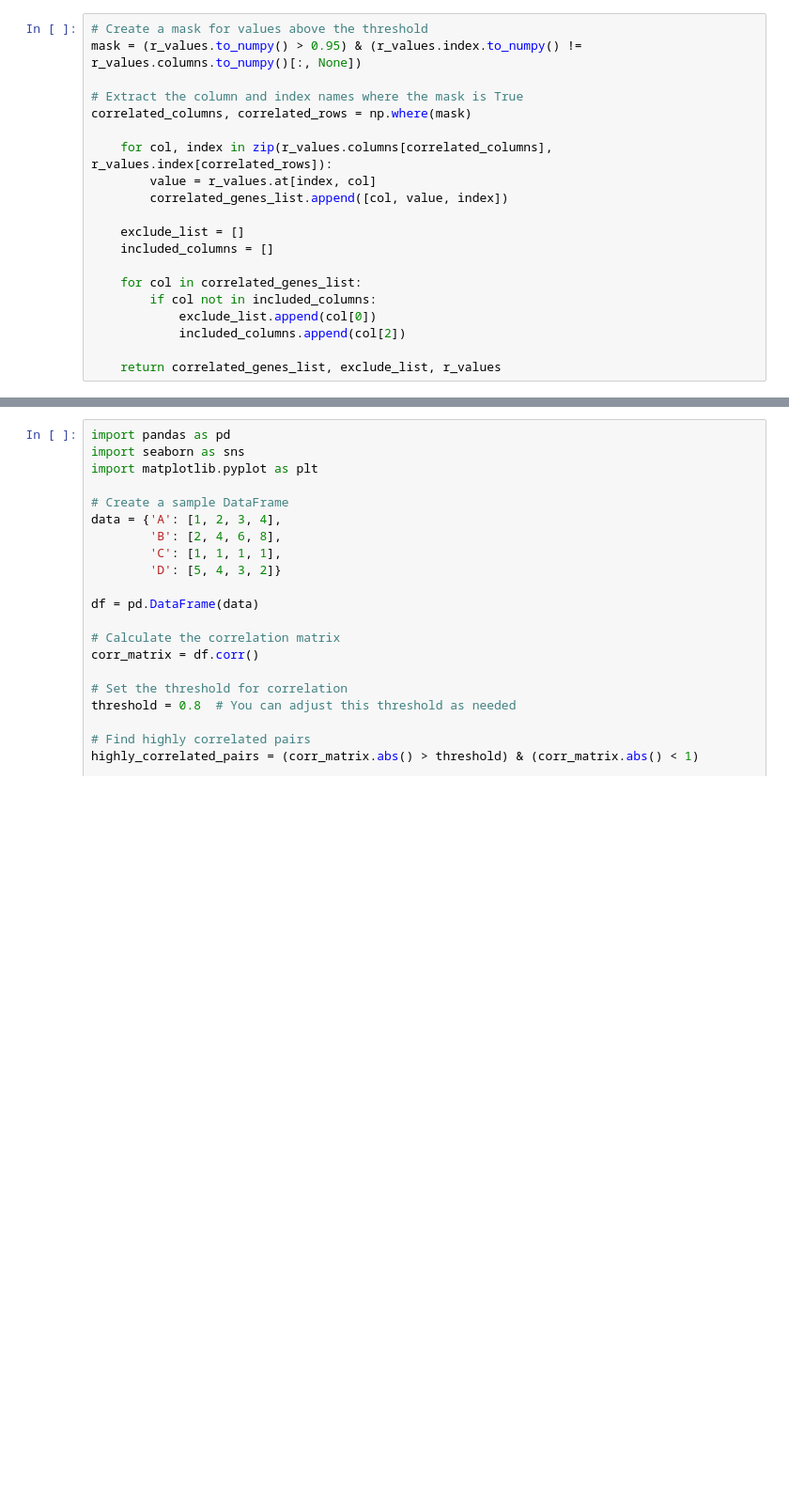
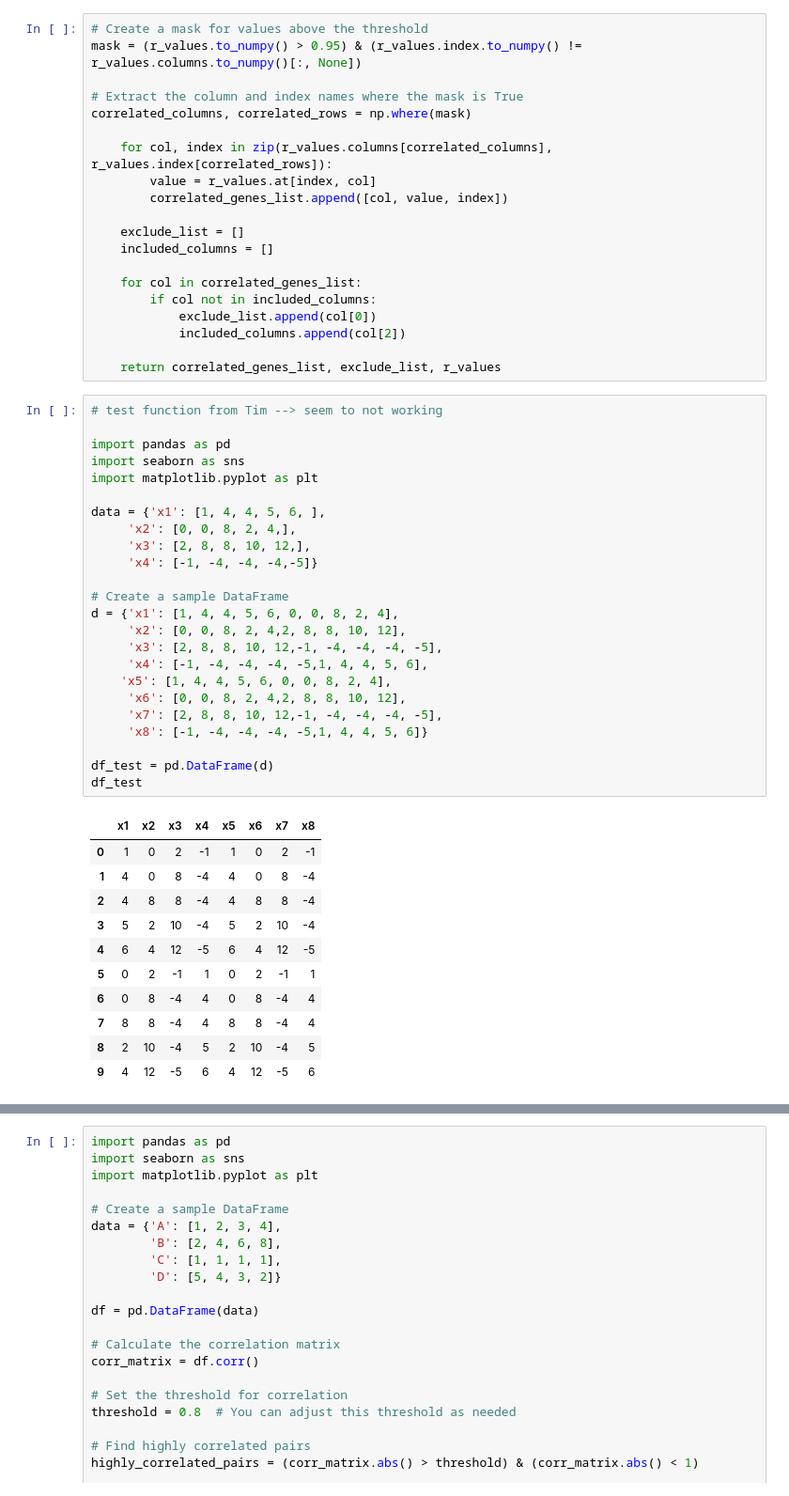
Before and after one commit to Natalia-Rodrigo/Mid_bootcam_project, a Jupyter notebook: notebooks/Minh_transformed_data_model.ipynb, the cells around one changed output, grey strips where cells are left out. Shown: that part at 94% size. Saved outputs shown, nothing was run; the diff lists cells and outputs as text; blank space fills up the shorter version.

```diff
--- a/notebooks/Minh_transformed_data_model.ipynb
+++ b/notebooks/Minh_transformed_data_model.ipynb
@@ -130,3 +201,39 @@ correlated_columns, correlated_rows = np.where(mask)
             included_columns.append(col[2])
 
     return correlated_genes_list, exclude_list, r_values
+# %%
+# test function from Tim --> seem to not working
+
+import pandas as pd
+import seaborn as sns
+import matplotlib.pyplot as plt
+
+data = {'x1': [1, 4, 4, 5, 6, ],
+     'x2': [0, 0, 8, 2, 4,],
+     'x3': [2, 8, 8, 10, 12,],
+     'x4': [-1, -4, -4, -4,-5]}
+
+# Create a sample DataFrame
+d = {'x1': [1, 4, 4, 5, 6, 0, 0, 8, 2, 4],
+     'x2': [0, 0, 8, 2, 4,2, 8, 8, 10, 12],
+     'x3': [2, 8, 8, 10, 12,-1, -4, -4, -4, -5],
+     'x4': [-1, -4, -4, -4, -5,1, 4, 4, 5, 6],
+    'x5': [1, 4, 4, 5, 6, 0, 0, 8, 2, 4],
+     'x6': [0, 0, 8, 2, 4,2, 8, 8, 10, 12],
+     'x7': [2, 8, 8, 10, 12,-1, -4, -4, -4, -5],
+     'x8': [-1, -4, -4, -4, -5,1, 4, 4, 5, 6]}
+
+df_test = pd.DataFrame(d)
+df_test
+# %% [output]
+|  | x1 | x2 | x3 | x4 | x5 | x6 | x7 | x8 |
+| 0 | 1 | 0 | 2 | -1 | 1 | 0 | 2 | -1 |
+| 1 | 4 | 0 | 8 | -4 | 4 | 0 | 8 | -4 |
+| 2 | 4 | 8 | 8 | -4 | 4 | 8 | 8 | -4 |
+| 3 | 5 | 2 | 10 | -4 | 5 | 2 | 10 | -4 |
+| 4 | 6 | 4 | 12 | -5 | 6 | 4 | 12 | -5 |
+| 5 | 0 | 2 | -1 | 1 | 0 | 2 | -1 | 1 |
+| 6 | 0 | 8 | -4 | 4 | 0 | 8 | -4 | 4 |
+| 7 | 8 | 8 | -4 | 4 | 8 | 8 | -4 | 4 |
+| 8 | 2 | 10 | -4 | 5 | 2 | 10 | -4 | 5 |
+| 9 | 4 | 12 | -5 | 6 | 4 | 12 | -5 | 6 |
```
Also changed, not shown: parts of 12 cells of this notebook.
